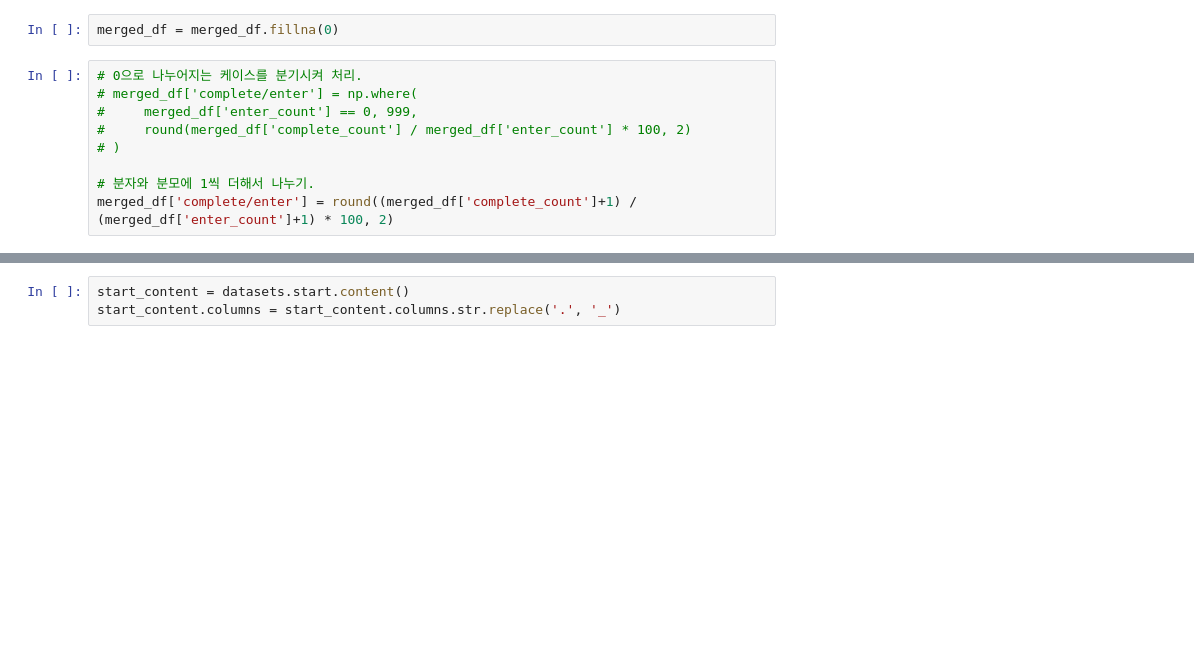
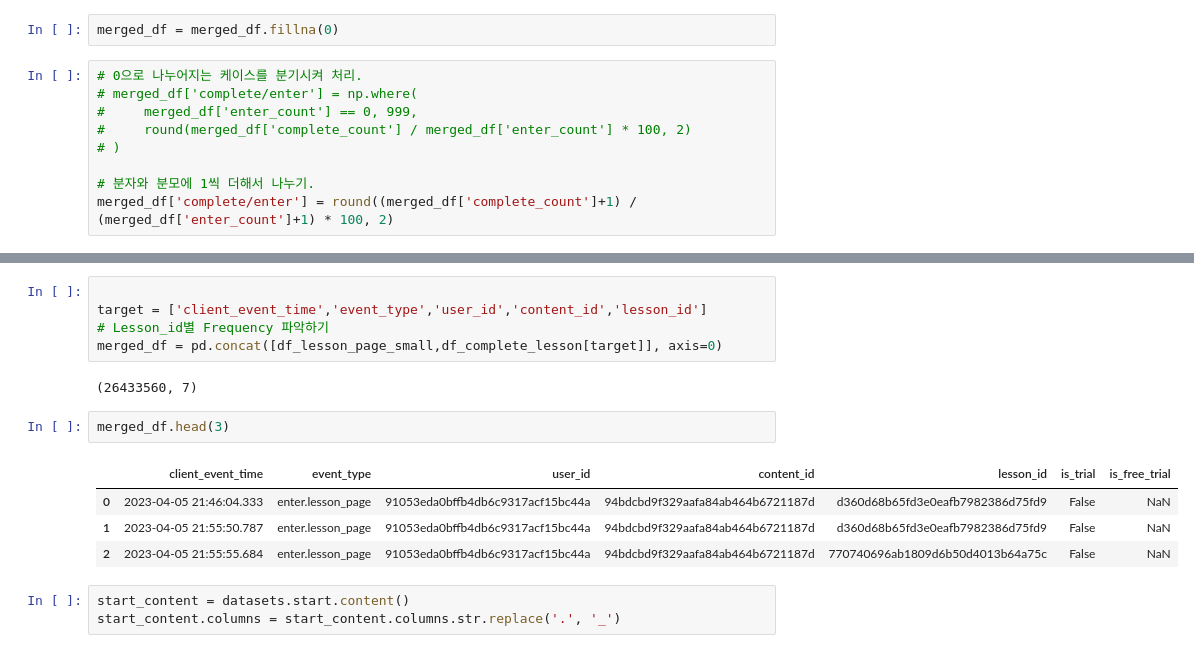
Before and after one commit to saeraniren/intermediate_project, a Jupyter notebook: soomin_main.ipynb, the cells around one changed output, grey strips where cells are left out. Drawn from its saved outputs; the diff is of its cells as text; blank space fills up the shorter version.

```diff
--- a/soomin_main.ipynb
+++ b/soomin_main.ipynb
@@ -221,3 +451,17 @@ plt.show()
+# %%
+
+target = ['client_event_time','event_type','user_id','content_id','lesson_id']
+# Lesson_id별 Frequency 파악하기
+merged_df = pd.concat([df_lesson_page_small,df_complete_lesson[target]], axis=0)
+# %% [output]
+(26433560, 7)
+# %%
+merged_df.head(3)
+# %% [output]
+|  | client_event_time | event_type | user_id | content_id | lesson_id | is_trial | is_free_trial |
+| 0 | 2023-04-05 21:46:04.333 | enter.lesson_page | 91053eda0bffb4db6c9317acf15bc44a | 94bdcbd9f329aafa84ab464b6721187d | d360d68b65fd3e0eafb7982386d75fd9 | False | NaN |
+| 1 | 2023-04-05 21:55:50.787 | enter.lesson_page | 91053eda0bffb4db6c9317acf15bc44a | 94bdcbd9f329aafa84ab464b6721187d | d360d68b65fd3e0eafb7982386d75fd9 | False | NaN |
+| 2 | 2023-04-05 21:55:55.684 | enter.lesson_page | 91053eda0bffb4db6c9317acf15bc44a | 94bdcbd9f329aafa84ab464b6721187d | 770740696ab1809d6b50d4013b64a75c | False | NaN |
 # %%
 start_content = datasets.start.content()
 start_content.columns = start_content.columns.str.replace('.', '_')
```
Also changed, not shown: parts of 40 cells of this notebook.
